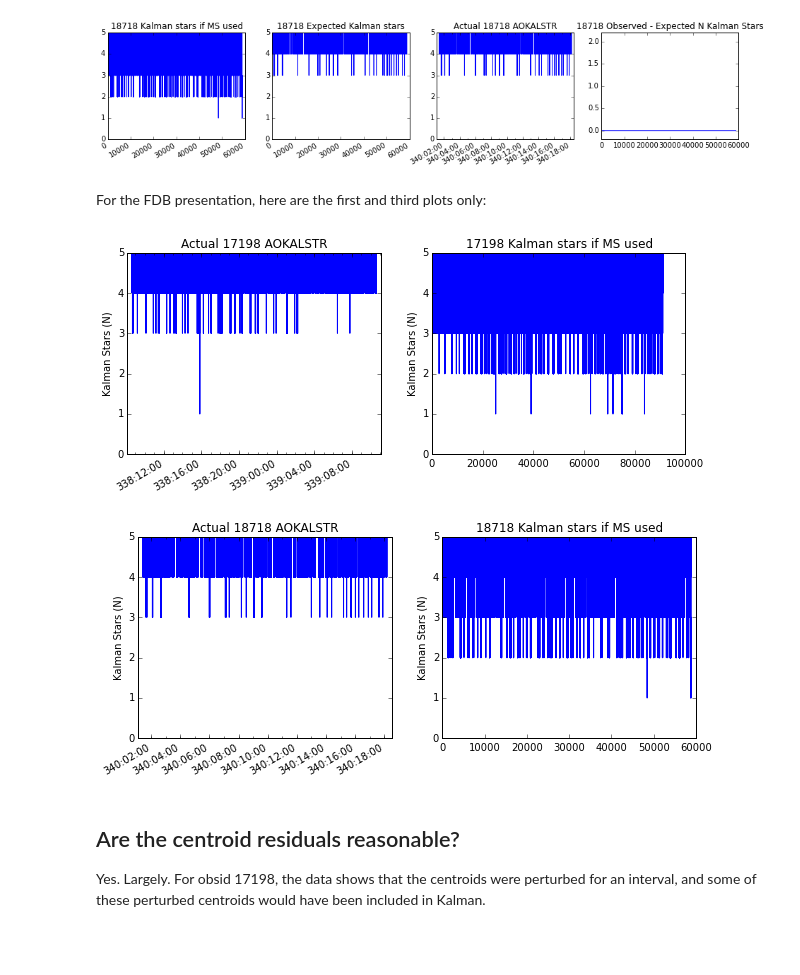
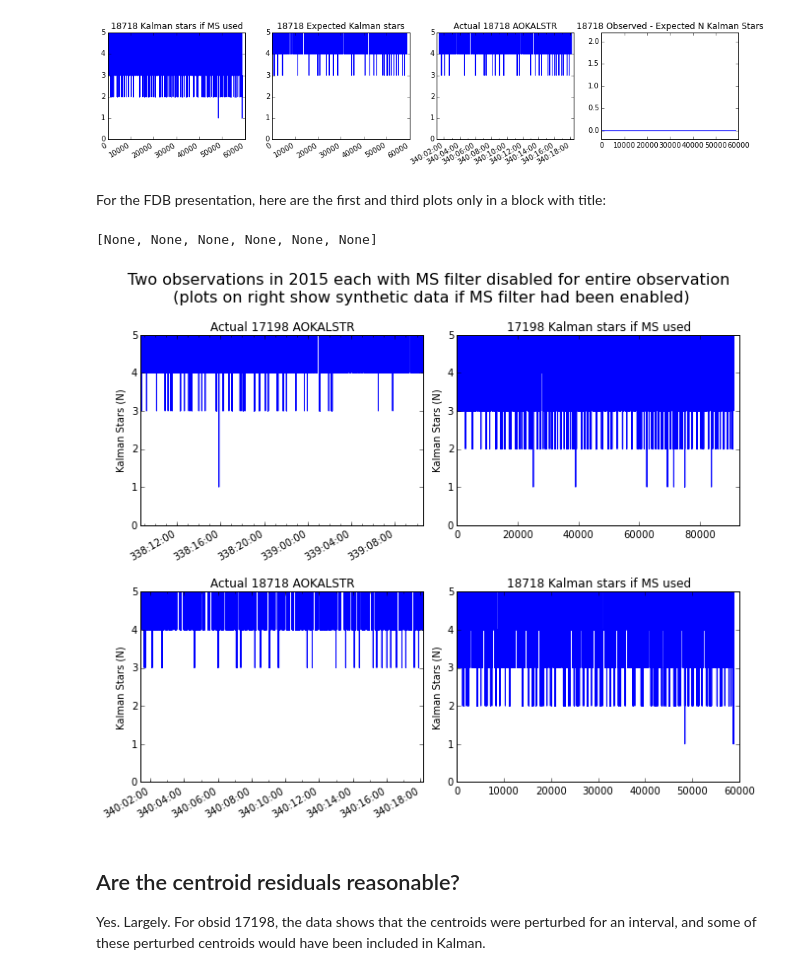
Before and after one commit to sot/aca_status_flags, a Jupyter notebook: ms_disable_in_guide_review.ipynb, the cells around one changed output. Cells and saved outputs as stored; diff of their text form; code cells hidden in the pictures; blank space fills up the shorter version.

Commit message:
Make one 2x2 Kalman plot for the presentation.

```diff
--- a/ms_disable_in_guide_review.ipynb
+++ b/ms_disable_in_guide_review.ipynb
@@ -187,15 +155,62 @@ kalman_plots(18718)
 # %% [output]
 [figure]
 # %% [markdown]
-For the FDB presentation, here are the first and third plots only:
+For the FDB presentation, here are the first and third plots only in a block with title:
-# %%
-reduced_kalman_plot(17198)
-# %% [output]
-[figure, removed]
-# %%
-reduced_kalman_plot(18718)
-# %% [output]
-[figure, removed]
+# %%
+obsid = 17198
+manvr = events.manvrs.filter(obsid=obsid)[0]
+dwell = events.dwells.filter(obsid=obsid)[0]
+obsdat = analysis_plots.get_obsid_data(obsid)
+slot_data = fetch.MSIDset(quat_msids + slot_msids, manvr.kalman_start, dwell.stop)
+dys, dzs = residuals(obsid, slot_data)
+
+# How many slots would not be used in Kalman if respecting the MS flag
+obs1_bad_sum_with_ms = get_combined_errs(slot_data, (dys, dzs), slots, ['AOACIMS', 'AOACIIR', 'AOACISP'])
+obs1_kalstr_data = fetch.Msid('AOKALSTR', manvr.kalman_start, dwell.stop)
+
+obsid = 18718
+manvr = events.manvrs.filter(obsid=obsid)[0]
+dwell = events.dwells.filter(obsid=obsid)[0]
+obsdat = analysis_plots.get_obsid_data(obsid)
+slot_data = fetch.MSIDset(quat_msids + slot_msids, manvr.kalman_start, dwell.stop)
+dys, dzs = residuals(obsid, slot_data)
+
+# How many slots would not be used in Kalman if respecting the MS flag
+obs2_bad_sum_with_ms = get_combined_errs(slot_data, (dys, dzs), slots, ['AOACIMS', 'AOACIIR', 'AOACISP'])
+obs2_kalstr_data = fetch.Msid('AOKALSTR', manvr.kalman_start, dwell.stop)
+
+from Ska.Matplotlib import plot_cxctime
+figure(figsize(9.5, 8))
+ax1 = subplot(2, 2, 1)
+plot_cxctime(obs1_kalstr_data.times, obs1_kalstr_data.vals, 'b')
+ylim(ymin=0, ymax=5)
+ylabel('Kalman Stars (N)')
+title("Actual {} {}".format(17198, "AOKALSTR"))
+ax2 = subplot(2, 2, 2)
+plot(5 - obs1_bad_sum_with_ms)
+xlim(0, 93000)
+title("{} {}".format(17198, 'Kalman stars if MS used'))
+ylim(0,5)
+ylabel('Kalman Stars (N)')
+ax3 = subplot(2, 2, 3)
+plot_cxctime(obs2_kalstr_data.times, obs2_kalstr_data.vals, 'b')
+ylim(ymin=0, ymax=5)
+ylabel('Kalman Stars (N)')
+title("Actual {} {}".format(18718, "AOKALSTR"))
+ax4 = subplot(2, 2, 4)
+plot(5 - obs2_bad_sum_with_ms)
+title("{} {}".format(18718, 'Kalman stars if MS used'))
+ylim(0,5)
+ylabel('Kalman Stars (N)')
+suptitle("Two observations in 2015 each with MS filter disabled for entire observation \n (plots on right show synthetic data if MS filter had been enabled)",
+         fontsize=16)
+tight_layout()
+subplots_adjust(hspace=.35, top=.87)
+plt.setp(ax1.get_xticklabels(), visible=True)
+plt.setp(ax2.get_xticklabels(), visible=True)
+# %% [output]
+[None, None, None, None, None, None]
+[figure, added]
 # %% [markdown]
 ##   Are the centroid residuals reasonable?
 
```
Also changed, not shown: parts of 4 cells of this notebook.
